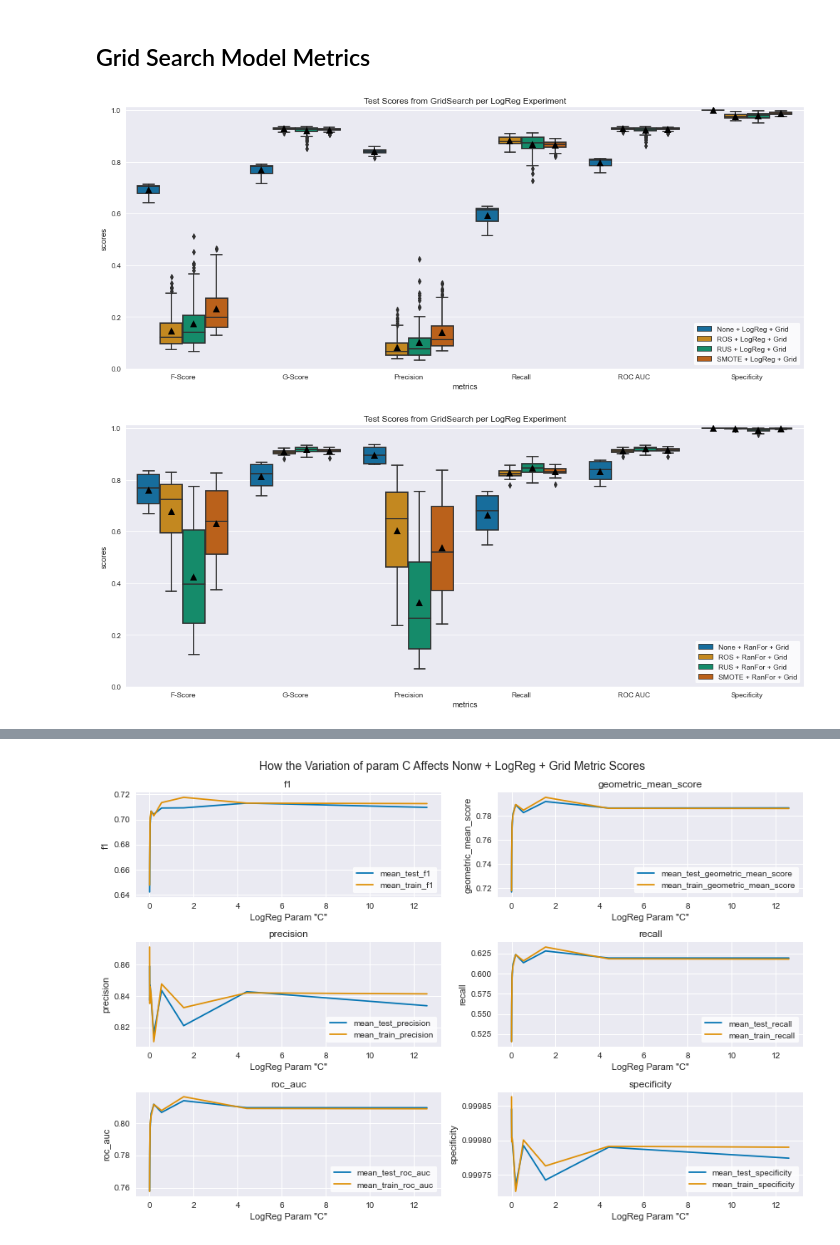
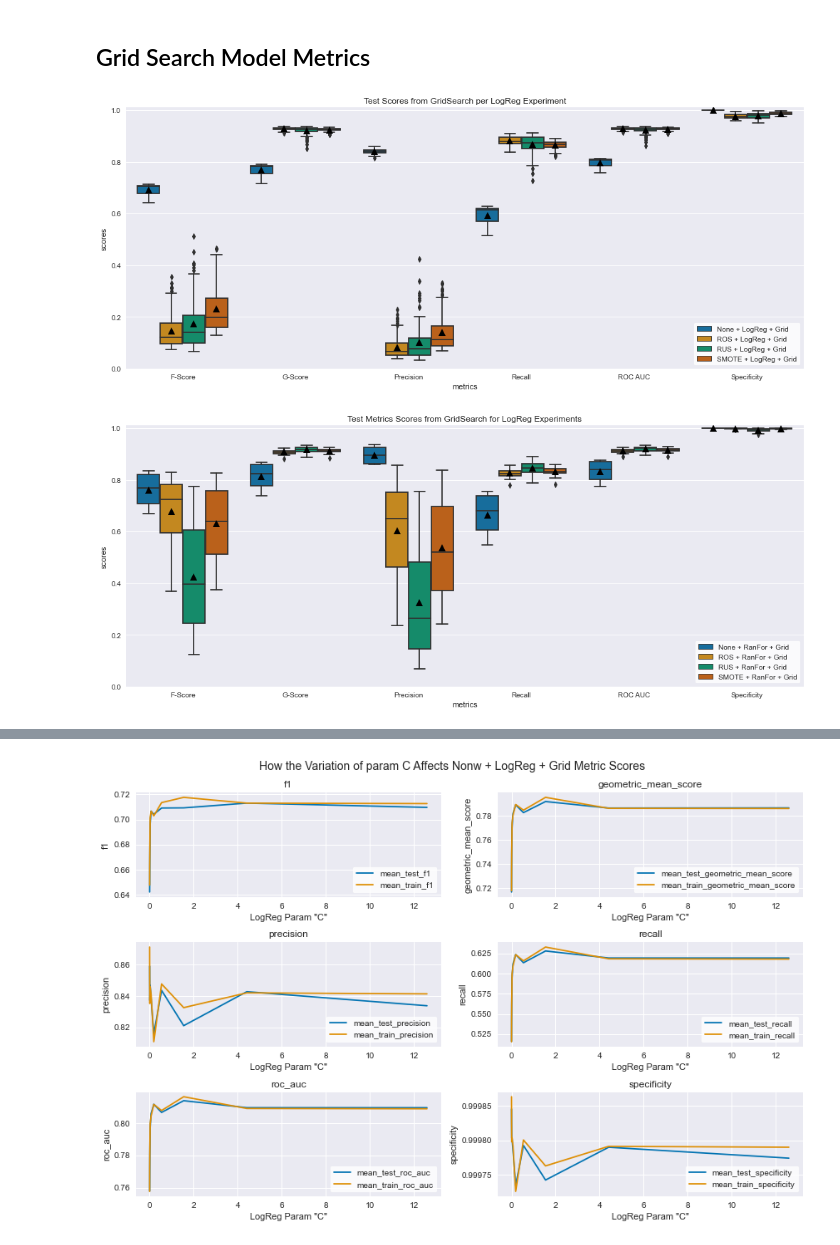
Before and after one commit to gerardovitale/fraud-detection, a Jupyter notebook: notebooks/src/explore_visualizations.ipynb, the cells around one changed output, grey strips where cells are left out. Saved outputs shown, nothing was run; the diff lists cells and outputs as text; code cells hidden in the pictures.

Commit message:
explore visualization notebook updated

```diff
--- a/notebooks/src/explore_visualizations.ipynb
+++ b/notebooks/src/explore_visualizations.ipynb
@@ -265,32 +265,32 @@ ax = sns.boxplot(
 plt.xticks(range(6), ['F-Score', 'G-Score', 'Precision', 'Recall', 'ROC AUC', 'Specificity'])
 plt.legend(loc='lower right', frameon=True).get_frame().set_color('white')
 plt.ylim([0,1.01])
 plt.title('Test Scores from GridSearch per LogReg Experiment')
 plt.tight_layout()
 
 ## RanFor
 _ = plt.figure(figsize=[14,6])
 exp_condition = df_grid_melt['exp_id'].str.contains('RanFor')
 metric_condition = df_grid_melt['metrics'].str.contains('mean_test_')
 mask = exp_condition & metric_condition
 meanprops = {
     'markerfacecolor':'black',
     'markeredgecolor':'black',
     'markersize':'10',
 }
 ax = sns.boxplot(
     data=df_grid_melt[mask],
     x='metrics',
     y='scores',
     hue='exp_id',
     showmeans=True,
     meanprops=meanprops,
     palette='colorblind')
 plt.xticks(range(6), ['F-Score', 'G-Score', 'Precision', 'Recall', 'ROC AUC', 'Specificity'])
 plt.legend(loc='lower right', frameon=True).get_frame().set_color('white')
 plt.ylim([0,1.01])
-plt.title('Test Scores from GridSearch per LogReg Experiment')
+plt.title('Test Metrics Scores from GridSearch for LogReg Experiments')
 plt.tight_layout()
 # %% [output]
 [figure]
-[figure, old version]
+[figure, new version]
```
Also changed, not shown: parts of 6 cells of this notebook.
